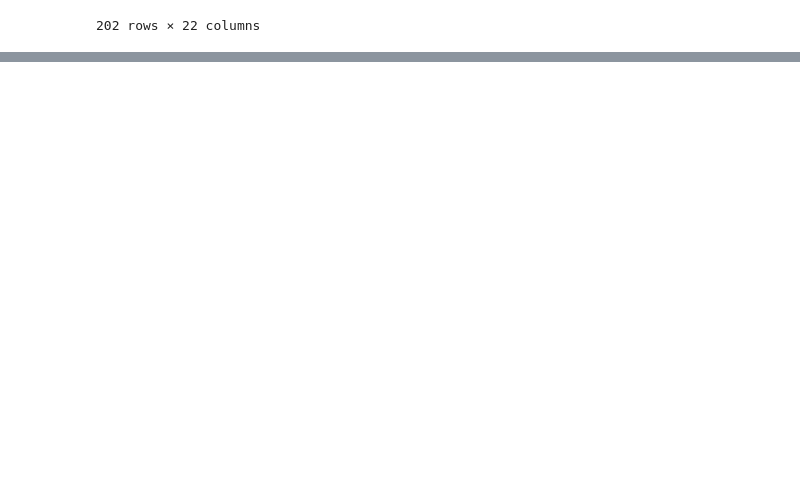
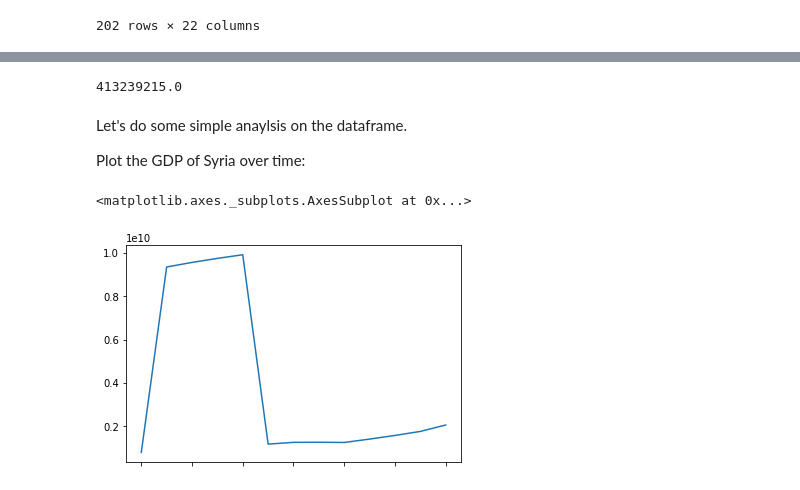
Before and after one commit to crstn/MigrationDataAnalysis, a Jupyter notebook: Migration data analysis.ipynb, the cells around one changed output, grey strips where cells are left out. Saved outputs shown, nothing was run; the diff lists cells and outputs as text; code cells hidden in the pictures; blank space fills up the shorter version.

```diff
--- a/Some visualizations.ipynb
+++ b/Migration data analysis.ipynb
@@ -7,6 +7,9 @@ Import some modules we are going to use:
 import pandas as pd
 import numpy as np
 import matplotlib.pyplot as plt
+
+import matplotlib as mpl
+mpl.rcParams['figure.figsize'] = (10,6)  # make the plots a bit larger
 # %% [markdown]
 Read the datasets:
 # %%
@@ -61,0 +108,4 @@ AttributeError: module 'pandas' has no attribute 'help'
+# %%
+gdp = pd.read_csv('GDP.csv', sep=";", index_col=0, thousands='.')
+print(gdp.dtypes) # use "print" in a jupyter notebook if you want multiple outputs per code cell, like here ﹁
+print(gdp) #                                                                                             < - 」
@@ -61,0 +176,13 @@ AttributeError: module 'pandas' has no attribute 'help'
+# %%
+gdp.loc["Germany","2015"]
+# %% [output]
+413239215.0
+# %% [markdown]
+Let's do some simple anaylsis on the dataframe.
+
+Plot the GDP of Syria over time:
+# %%
+gdp.loc["Syrian Arab Republic",:].plot()
+# %% [output]
+<matplotlib.axes._subplots.AxesSubplot at 0x...>
+[figure, added]
```
Also changed, not shown: parts of 19 cells of this notebook.
